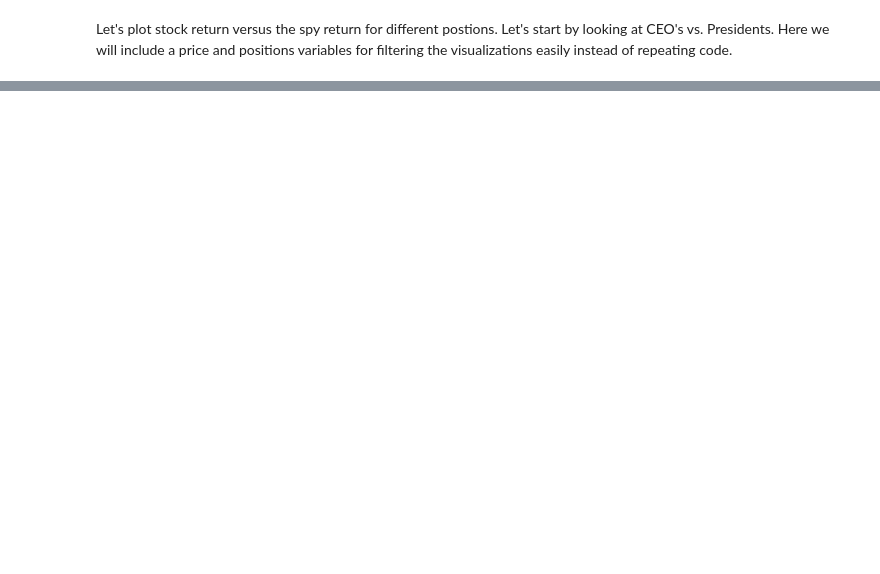
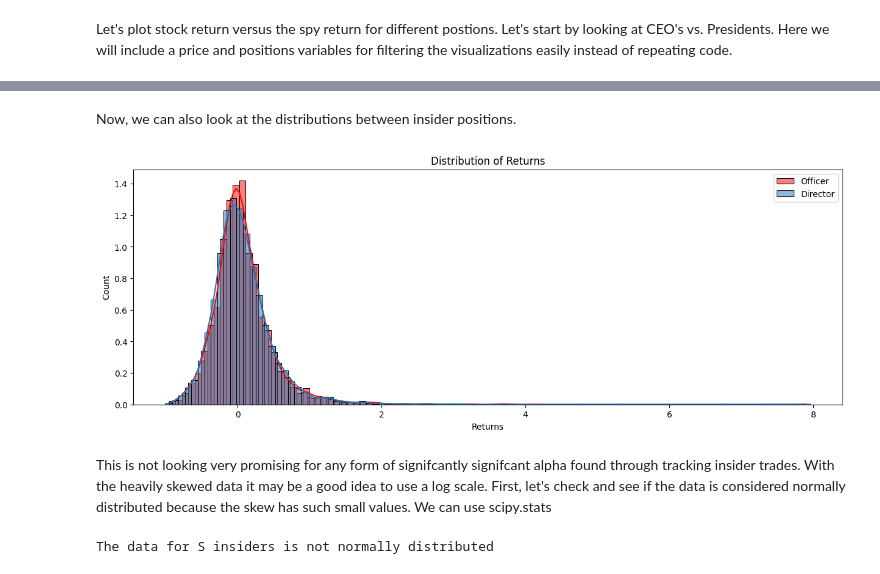
Before and after one commit to tmacpherson6/Do-Insiders-Know-Something-We-Dont, a Jupyter notebook: Thomas_EDA.ipynb, the cells around one changed output, grey strips where cells are left out. Drawn from its saved outputs; the diff is of its cells as text; code cells hidden in the pictures; blank space fills up the shorter version.

```diff
--- a/Thomas_EDA.ipynb
+++ b/Thomas_EDA.ipynb
@@ -2019,0 +2095,45 @@ plt.show()
+# %% [markdown]
+Now, we can also look at the distributions between insider positions.
+# %%
+#Let's pick the positions we want to compare
+position1 = 'Officer'
+position2 = 'Director'
+
+#Let's create a visualizations to look at the stock return distribution
+plt.figure(figsize=(15,5))
+sns.histplot(complete_df[complete_df[position1]==1]['stock_return_6mos'],kde=True, color='red',bins=100,stat='density',label=position1)
+sns.histplot(complete_df[complete_df[position2]==1]['stock_return_6mos'],kde=True,bins=100,stat='density',label=position2)
+plt.legend()
+plt.title(f"Distribution of Returns")
+plt.xlabel('Returns')
+#If we want to simulate a log scale uncomment the following line
+#plt.xscale('symlog',linthresh=0.01)
+plt.ylabel('Count')
+plt.show()
+# %% [output]
+[figure, added]
+# %% [markdown]
+This is not looking very promising for any form of signifcantly signifcant alpha found through tracking insider trades. With the heavily skewed data it may be a good idea to use a log scale. First, let's check and see if the data is considered normally distributed because the skew has such small values. We can use scipy.stats
+# %%
+from scipy.stats import shapiro,probplot
+position = 'S'
+data = complete_df[complete_df[position]==1]['stock_return_6mos']
+
+#We are getting a nan value, this may mean there is bad data
+nonfinite = data[~np.isfinite(data)]
+#print(nonfinite)
+
+#Turns out there is a ton of values where we don't have data six months later so let's drop those.
+complete_df = complete_df[~complete_df['price_6month'].isna()].copy()
+data = complete_df[complete_df[position]==1]['stock_return_6mos']
+
+#Test with a Shapiro-Wilk Tests
+stat, p_normal = shapiro(data)
+#print(p_normal)
+
+if p_normal > 0.05:
+    print(f"The data for {position} insiders is normally distributed and a t-test can be used for hypothesis testing")
+else:
+    print(f"The data for {position} insiders is not normally distributed")
+# %% [output]
+The data for S insiders is not normally distributed
```
Also changed, not shown: parts of 17 cells of this notebook.
